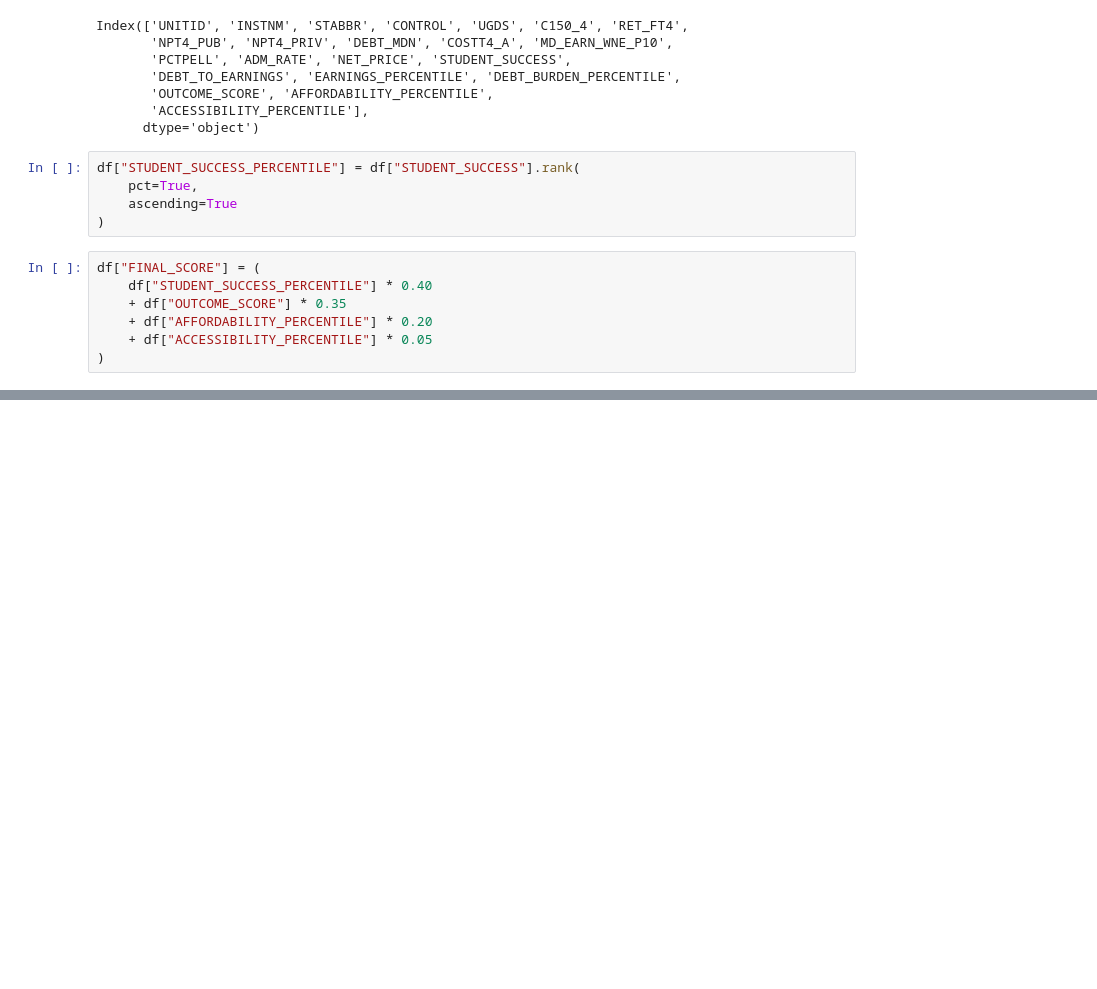
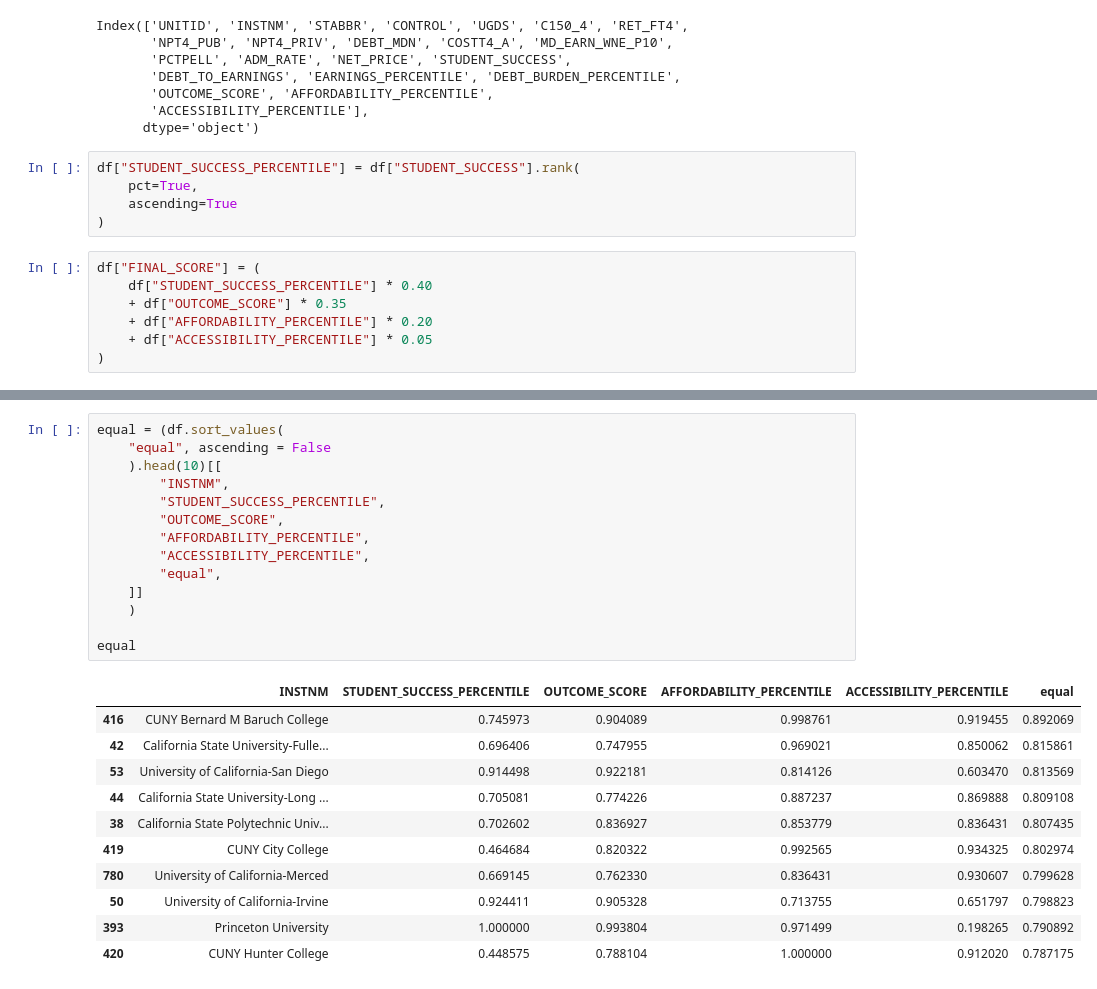
Before and after one commit to DanielYaari28/AIPI510P1, a Jupyter notebook: notebooks/03_final_ranking.ipynb, the cells around one changed output, grey strips where cells are left out. Cells and saved outputs as stored; diff of their text form; blank space fills up the shorter version.

```diff
--- a/notebooks/03_final_ranking.ipynb
+++ b/notebooks/03_final_ranking.ipynb
@@ -78,0 +124,26 @@ final_ranking
+# %%
+equal = (df.sort_values(
+    "equal", ascending = False
+    ).head(10)[[
+        "INSTNM",
+        "STUDENT_SUCCESS_PERCENTILE",
+        "OUTCOME_SCORE",
+        "AFFORDABILITY_PERCENTILE",
+        "ACCESSIBILITY_PERCENTILE",
+        "equal",
+    ]]
+    )
+
+equal
+# %% [output]
+|  | INSTNM | STUDENT_SUCCESS_PERCENTILE | OUTCOME_SCORE | AFFORDABILITY_PERCENTILE | ACCESSIBILITY_PERCENTILE | equal |
+| 416 | CUNY Bernard M Baruch College | 0.745973 | 0.904089 | 0.998761 | 0.919455 | 0.892069 |
+| 42 | California State University-Fulle... | 0.696406 | 0.747955 | 0.969021 | 0.850062 | 0.815861 |
+| 53 | University of California-San Diego | 0.914498 | 0.922181 | 0.814126 | 0.603470 | 0.813569 |
+| 44 | California State University-Long ... | 0.705081 | 0.774226 | 0.887237 | 0.869888 | 0.809108 |
+| 38 | California State Polytechnic Univ... | 0.702602 | 0.836927 | 0.853779 | 0.836431 | 0.807435 |
+| 419 | CUNY City College | 0.464684 | 0.820322 | 0.992565 | 0.934325 | 0.802974 |
+| 780 | University of California-Merced | 0.669145 | 0.762330 | 0.836431 | 0.930607 | 0.799628 |
+| 50 | University of California-Irvine | 0.924411 | 0.905328 | 0.713755 | 0.651797 | 0.798823 |
+| 393 | Princeton University | 1.000000 | 0.993804 | 0.971499 | 0.198265 | 0.790892 |
+| 420 | CUNY Hunter College | 0.448575 | 0.788104 | 1.000000 | 0.912020 | 0.787175 |
```
Also changed, not shown: parts of 7 cells of this notebook.
